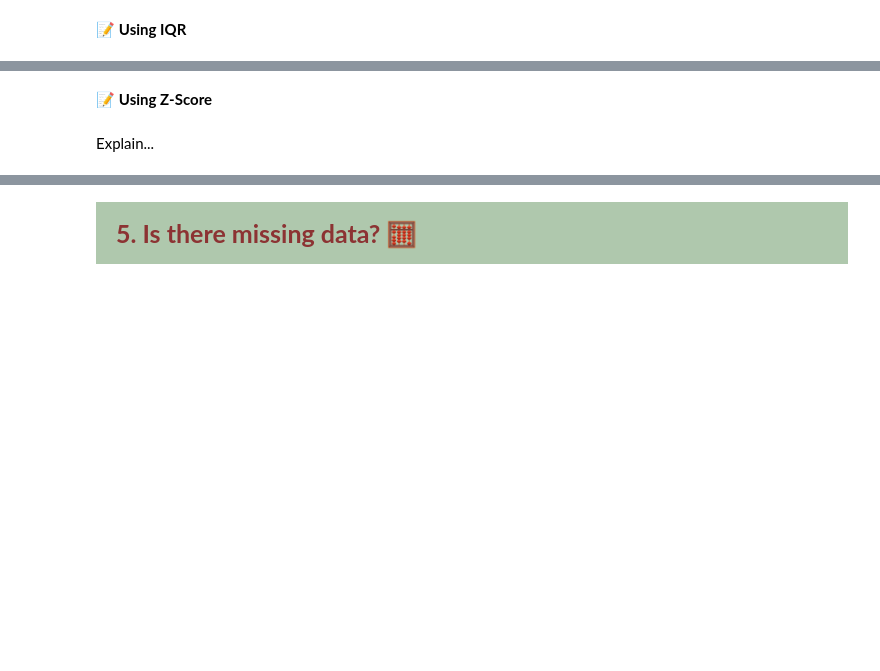
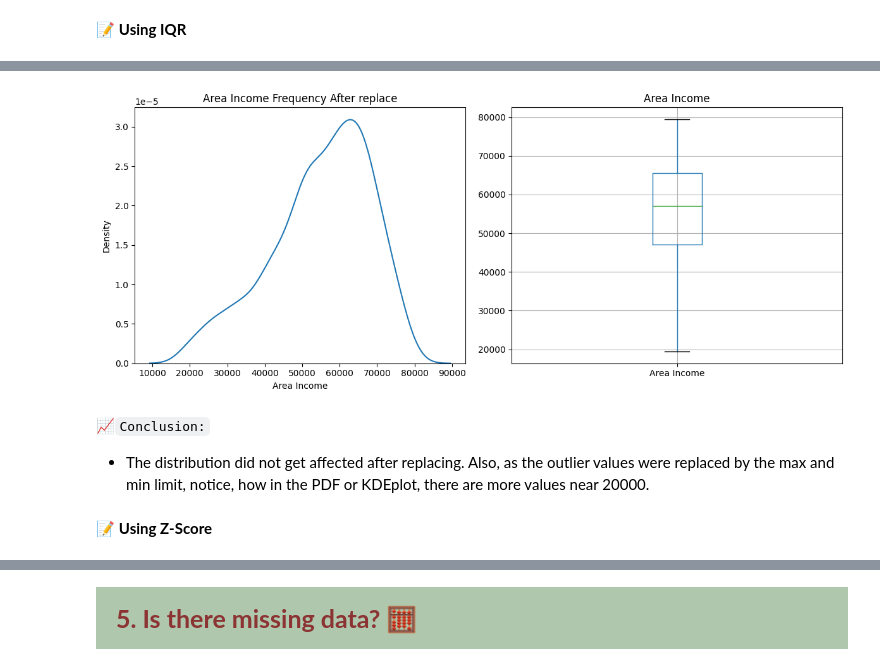
Before and after one commit to Alexieve/Applied-Data-Analytics, a Jupyter notebook: Notebooks/1-Pre-Processing/1_Pre-Processing.ipynb, the cells around one changed output, grey strips where cells are left out. Saved outputs shown, nothing was run; the diff lists cells and outputs as text; code cells hidden in the pictures; blank space fills up the shorter version.

```diff
--- a/Notebooks/1-Pre-Processing/1_Pre-Processing.ipynb
+++ b/Notebooks/1-Pre-Processing/1_Pre-Processing.ipynb
@@ -190,4 +370,22 @@ Explain...
+# %%
+# Create subplots: 1 row, 2 columns
+fig, ax = plt.subplots(1, 2, figsize=(12, 5))
+
+# KDE plot on the first subplot
+sns.kdeplot(data=df_IQR["Area Income"], ax=ax[0])
+ax[0].set_title("Area Income Frequency After replace")
+
+# Boxplot on the second subplot
+pd.DataFrame(df_IQR['Area Income']).boxplot(ax=ax[1])
+ax[1].set_title("Area Income")
+
+# Adjust layout and display the plots
+plt.tight_layout()
+plt.show()
+# %% [output]
+[figure, added]
+# %% [markdown]
+📈`Conclusion:`
+- The distribution did not get affected after replacing. Also, as the outlier values were replaced by the max and min limit, notice, how in the PDF or KDEplot, there are more values near 20000.
 # %% [markdown]
 📝 **Using Z-Score**
-# %% [markdown]
-Explain...
```
Also changed, not shown: parts of 56 cells of this notebook.
